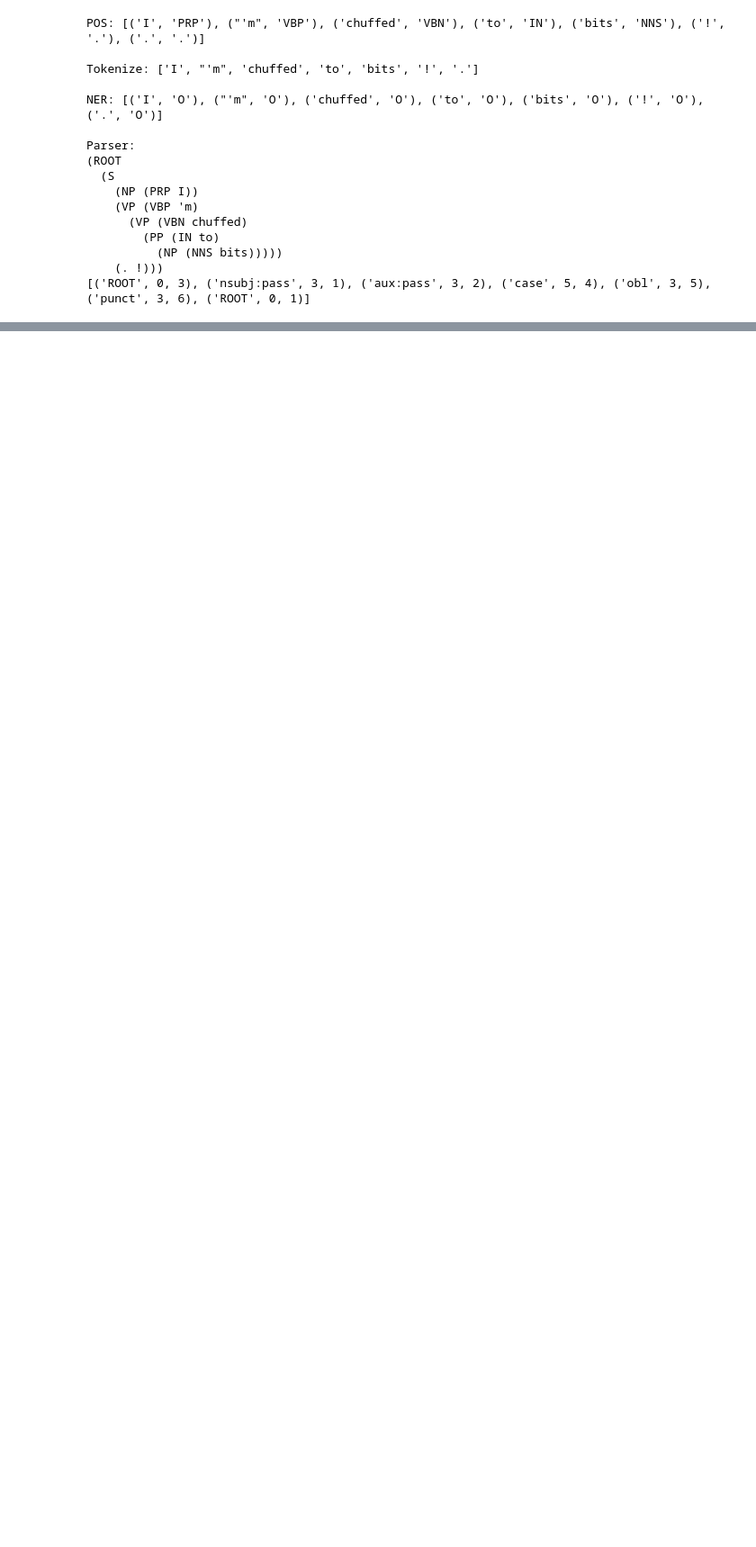
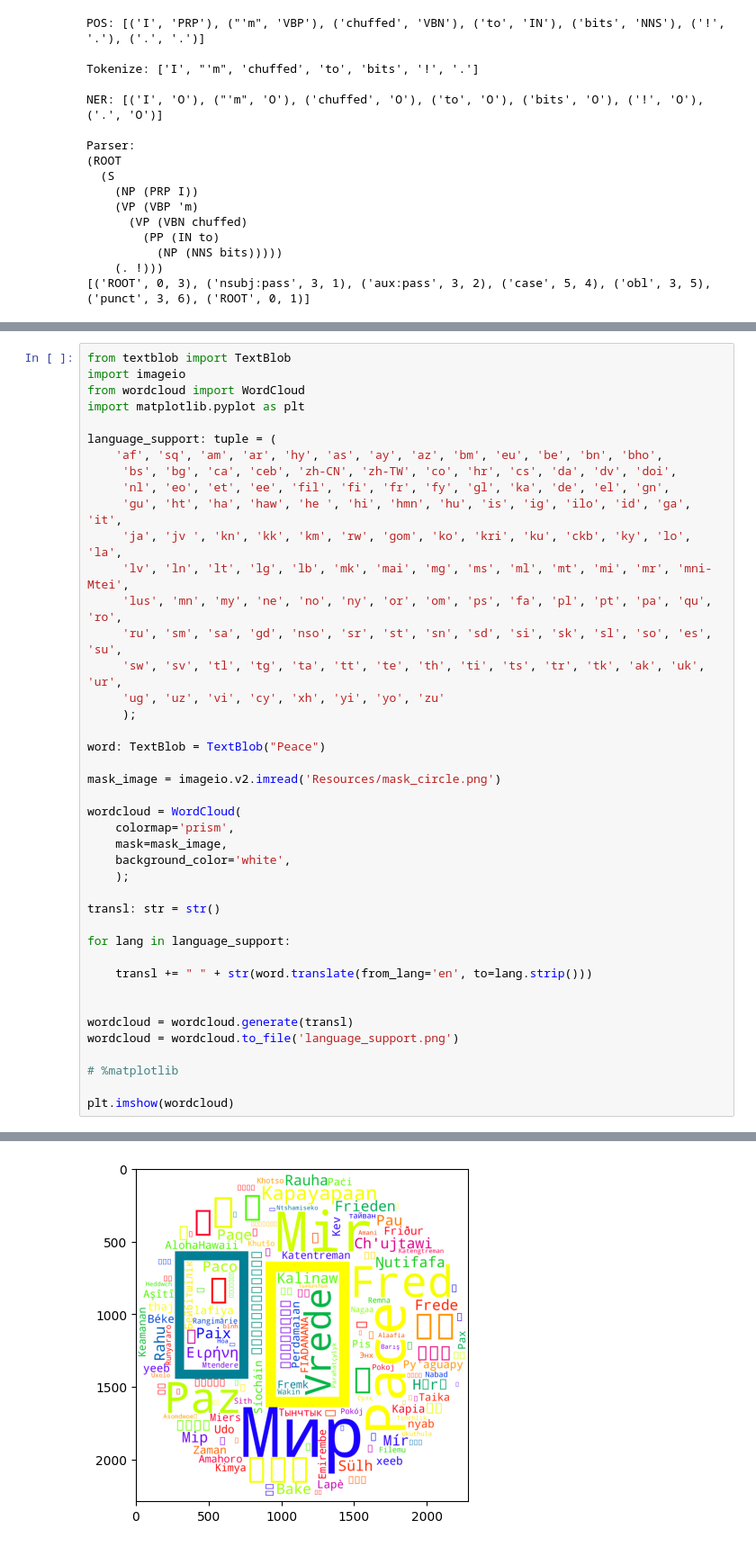
Before and after one commit to MarcoPettri/Intro-to-Python-for-Computer-Science-and-Data-Science, a Jupyter notebook: 12.Natural Language Processing/12.Natural Language Processing.ipynb, the cells around one changed output, grey strips where cells are left out. Shown at 90% size. Drawn from its saved outputs; the diff is of its cells as text; blank space fills up the shorter version.

```diff
--- a/12.Natural Language Processing/12.Natural Language Processing.ipynb
+++ b/12.Natural Language Processing/12.Natural Language Processing.ipynb
@@ -801,0 +837,43 @@ Parser:
+# %%
+from textblob import TextBlob
+import imageio
+from wordcloud import WordCloud
+import matplotlib.pyplot as plt
+
+language_support: tuple = (
+    'af', 'sq', 'am', 'ar', 'hy', 'as', 'ay', 'az', 'bm', 'eu', 'be', 'bn', 'bho',
+     'bs', 'bg', 'ca', 'ceb', 'zh-CN', 'zh-TW', 'co', 'hr', 'cs', 'da', 'dv', 'doi',
+     'nl', 'eo', 'et', 'ee', 'fil', 'fi', 'fr', 'fy', 'gl', 'ka', 'de', 'el', 'gn',
+     'gu', 'ht', 'ha', 'haw', 'he ', 'hi', 'hmn', 'hu', 'is', 'ig', 'ilo', 'id', 'ga', 'it',
+     'ja', 'jv ', 'kn', 'kk', 'km', 'rw', 'gom', 'ko', 'kri', 'ku', 'ckb', 'ky', 'lo', 'la',
+     'lv', 'ln', 'lt', 'lg', 'lb', 'mk', 'mai', 'mg', 'ms', 'ml', 'mt', 'mi', 'mr', 'mni-Mtei',
+     'lus', 'mn', 'my', 'ne', 'no', 'ny', 'or', 'om', 'ps', 'fa', 'pl', 'pt', 'pa', 'qu', 'ro',
+     'ru', 'sm', 'sa', 'gd', 'nso', 'sr', 'st', 'sn', 'sd', 'si', 'sk', 'sl', 'so', 'es', 'su',
+     'sw', 'sv', 'tl', 'tg', 'ta', 'tt', 'te', 'th', 'ti', 'ts', 'tr', 'tk', 'ak', 'uk', 'ur',
+     'ug', 'uz', 'vi', 'cy', 'xh', 'yi', 'yo', 'zu'
+     );
+
+word: TextBlob = TextBlob("Peace")
+
+mask_image = imageio.v2.imread('Resources/mask_circle.png')
+
+wordcloud = WordCloud(
+    colormap='prism',
+    mask=mask_image,
+    background_color='white',
+    );
+
+transl: str = str()
+
+for lang in language_support:
+
+    transl += " " + str(word.translate(from_lang='en', to=lang.strip()))
+
+
+wordcloud = wordcloud.generate(transl)
+wordcloud = wordcloud.to_file('language_support.png')
+
+# %matplotlib
+
+plt.imshow(wordcloud)
+# %% [output]
@@ -801,0 +881 @@ Parser:
+[figure, added]
```
Also changed, not shown: parts of 4 cells of this notebook, 3 other files.
